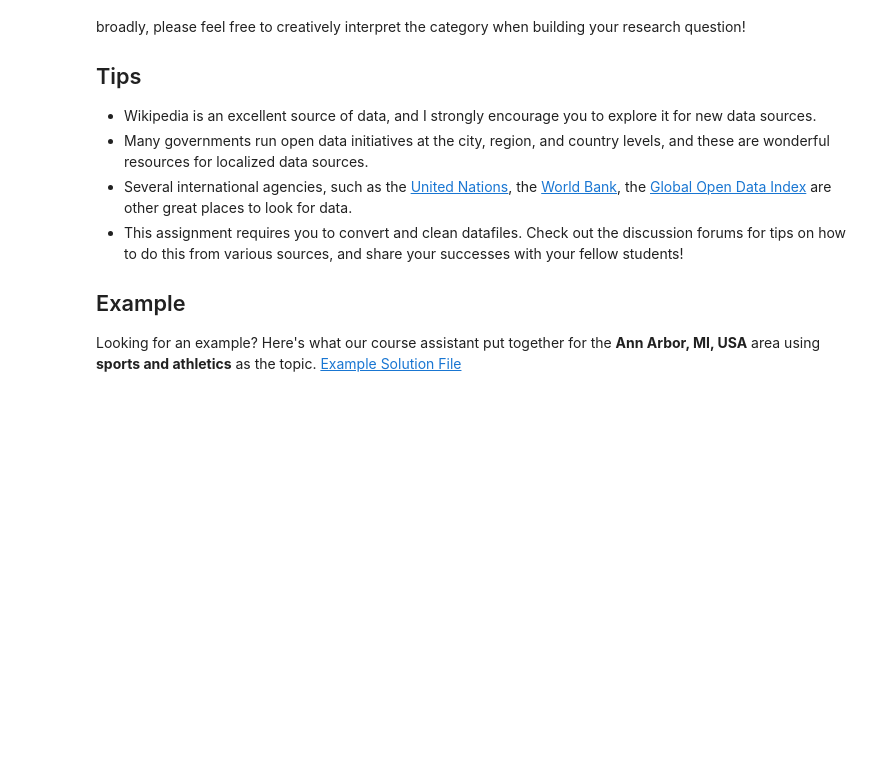
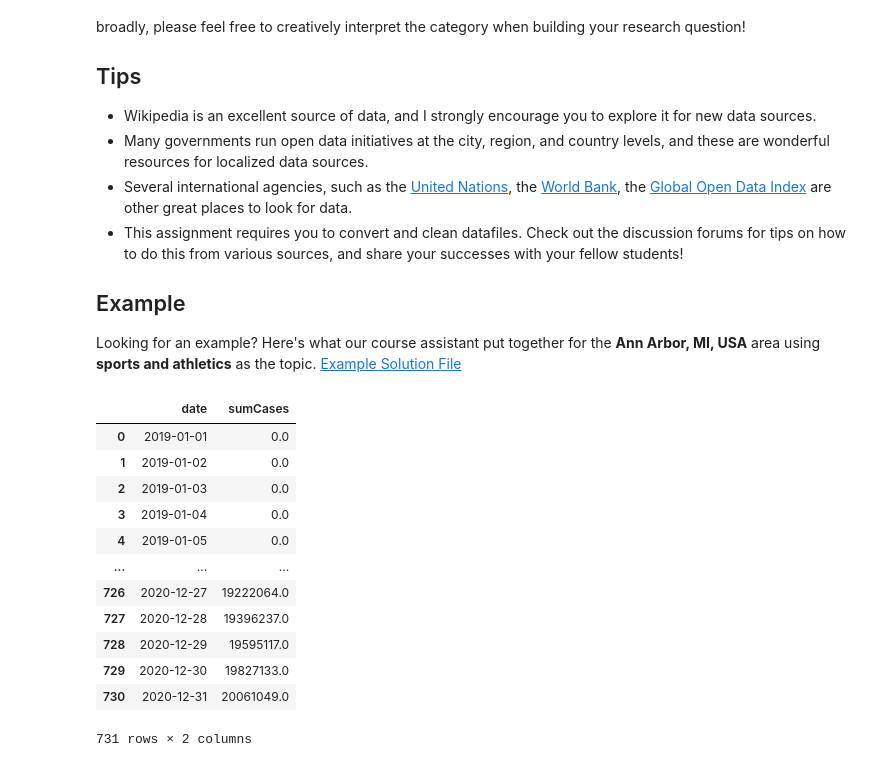
Before and after one commit to sindinista/personal-dev, a Jupyter notebook: Applied_Data_Science/Applied Plotting, Charting & Data Representation/Assignment4.ipynb, the cells around one changed output. Cells and saved outputs as stored; diff of their text form; code cells hidden in the pictures; blank space fills up the shorter version.

```diff
--- a/Applied_Data_Science/Applied Plotting, Charting & Data Representation/Assignment4.ipynb
+++ b/Applied_Data_Science/Applied Plotting, Charting & Data Representation/Assignment4.ipynb
@@ -33,0 +309,42 @@ Looking for an example? Here's what our course assistant put together for the **
+# %%
+countyCases = JHU.iloc[:,11:]
+sumCases =  countyCases.sum()
+cumCases = pd.DataFrame(sumCases, columns=['sumCases'])
+cumCases.reset_index(level=0, inplace=True)
+
+def makedate (row) :
+    l = row['index'].split('/')
+    m = l[0]
+    d = l[1]
+    y = '20' + l[2]
+    x = date(int(y),int(m),int(d))
+    return x
+
+cumCases['date'] = cumCases.apply(makedate, axis=1)
+
+# make a list of datetime.date() in a range
+
+d1 = date(2019,1,1)
+d2 = date(2020,12,31)
+
+dd = [d1 + timedelta(days=x) for x in range((d2-d1).days + 1)]
+
+casesDf = (
+    (pd.DataFrame(dd, columns=['date']))
+        .merge(cumCases, how='left', on='date')
+).iloc[:,[0,2]].fillna(0)
+casesDf
+# %% [output]
+|  | date | sumCases |
+| 0 | 2019-01-01 | 0.0 |
+| 1 | 2019-01-02 | 0.0 |
+| 2 | 2019-01-03 | 0.0 |
+| 3 | 2019-01-04 | 0.0 |
+| 4 | 2019-01-05 | 0.0 |
+| ... | ... | ... |
+| 726 | 2020-12-27 | 19222064.0 |
+| 727 | 2020-12-28 | 19396237.0 |
+| 728 | 2020-12-29 | 19595117.0 |
+| 729 | 2020-12-30 | 19827133.0 |
+| 730 | 2020-12-31 | 20061049.0 |
+731 rows × 2 columns
```
Also changed, not shown: parts of 9 cells of this notebook, 23 other files.
